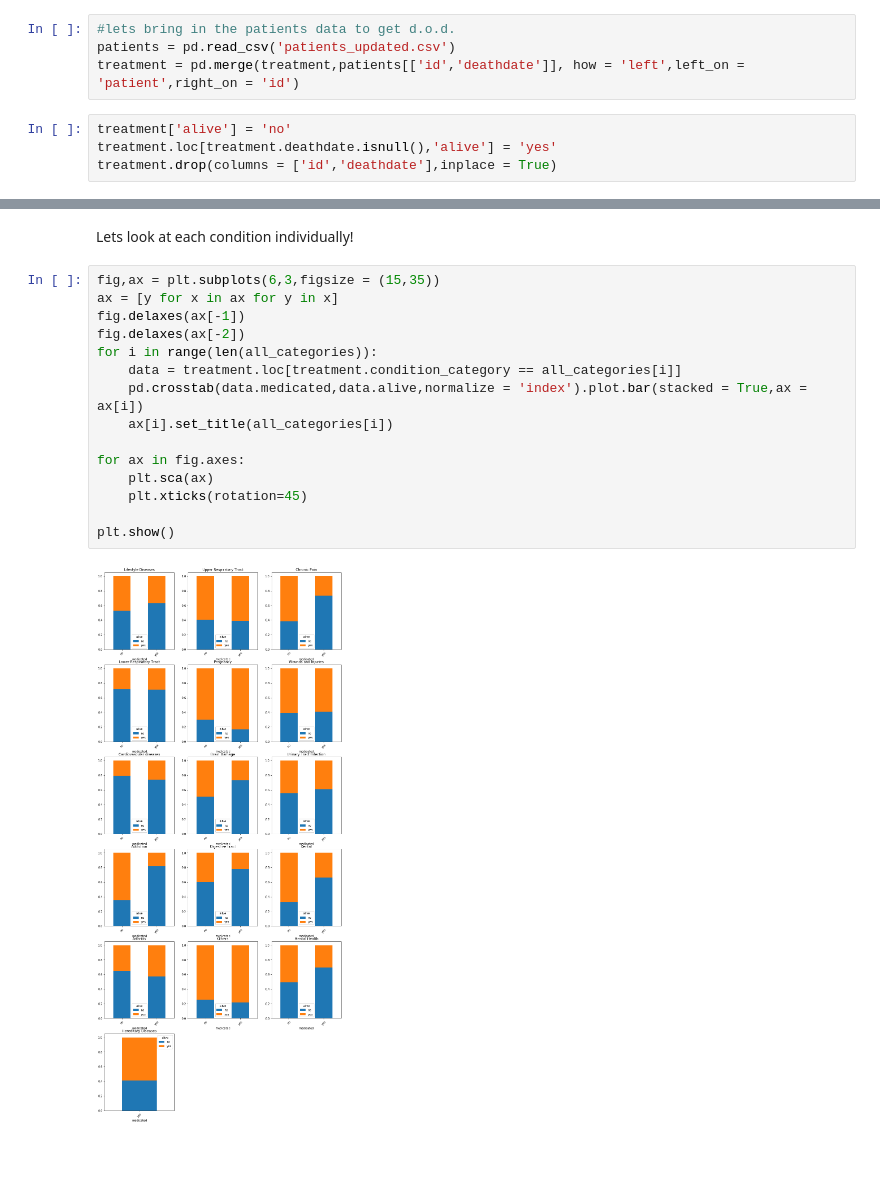
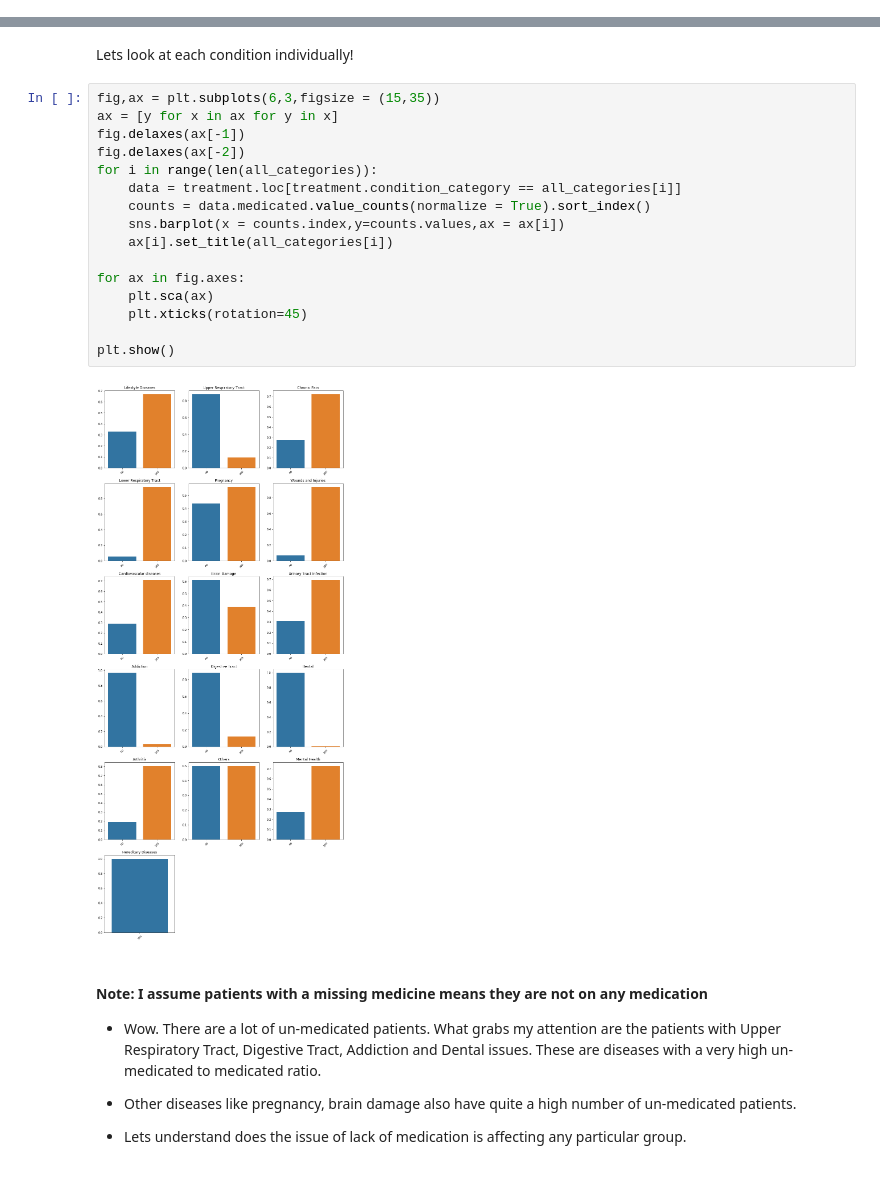
Before and after one commit to pareshg18/picnicHealth-healthcare-analysis, a Jupyter notebook: medical-access.ipynb, the cells around one changed output, grey strips where cells are left out. Saved outputs shown, nothing was run; the diff lists cells and outputs as text.

Commit message:
analyzing medicated and un-medicated patients by conditions

```diff
--- a/medical-access.ipynb
+++ b/medical-access.ipynb
@@ -189,11 +189,3 @@ treatment.head()
 | 2 | 2015-02-17 | NaT | c0d528b6-cdae-4d98-8936-a270f8827eb7 | 12b7aa28-f443-4ab1-87aa-0509a4e8a1bf | NaN | Perennial allergic rhinitis with ... | Upper Respiratory Tract | no |
 | 3 | 2015-02-17 | NaT | c0d528b6-cdae-4d98-8936-a270f8827eb7 | 6a95d43e-d1e5-4ab3-9a92-82f287b64f5d | 120 ACTUAT Fluticasone propionate... | Childhood asthma | Lower Respiratory Tract | yes |
 | 4 | 2015-02-17 | NaT | c0d528b6-cdae-4d98-8936-a270f8827eb7 | 6a95d43e-d1e5-4ab3-9a92-82f287b64f5d | 200 ACTUAT Albuterol 0.09 MG/ACTU... | Childhood asthma | Lower Respiratory Tract | yes |
-# %%
-#lets bring in the patients data to get d.o.d.
-patients = pd.read_csv('patients_updated.csv')
-treatment = pd.merge(treatment,patients[['id','deathdate']], how = 'left',left_on = 'patient',right_on = 'id')
-# %%
-treatment['alive'] = 'no'
-treatment.loc[treatment.deathdate.isnull(),'alive'] = 'yes'
-treatment.drop(columns = ['id','deathdate'],inplace = True)
@@ -218,17 +204,25 @@ Lets look at each condition individually!
 # %%
 fig,ax = plt.subplots(6,3,figsize = (15,35))
 ax = [y for x in ax for y in x]
 fig.delaxes(ax[-1])
 fig.delaxes(ax[-2])
 for i in range(len(all_categories)):
     data = treatment.loc[treatment.condition_category == all_categories[i]]
-    pd.crosstab(data.medicated,data.alive,normalize = 'index').plot.bar(stacked = True,ax = ax[i])
+    counts = data.medicated.value_counts(normalize = True).sort_index()
+    sns.barplot(x = counts.index,y=counts.values,ax = ax[i])
     ax[i].set_title(all_categories[i])
 
 for ax in fig.axes:
     plt.sca(ax)
     plt.xticks(rotation=45)
 
 plt.show()
 # %% [output]
-[figure, old version]
+[figure, new version]
+# %% [markdown]
+#### Note: I assume patients with a missing medicine means they are not on any medication
+
+- Wow. There are a lot of un-medicated patients. What grabs my attention are the patients with  Upper Respiratory Tract, Digestive Tract, Addiction and Dental issues. These are diseases with a very high un-medicated to medicated ratio.
+- Other diseases like pregnancy, brain damage also have quite a high number of un-medicated patients.
+
+- Lets understand does the issue of lack of medication is affecting any particular group.
```
Also changed, not shown: parts of 1 cell of this notebook.
